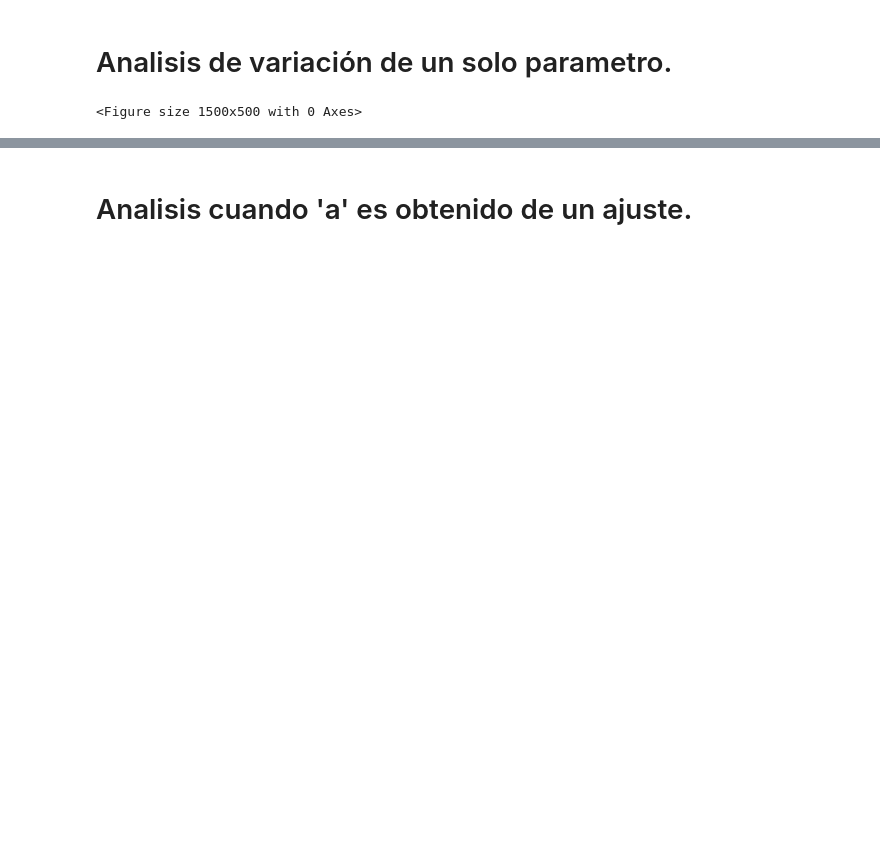
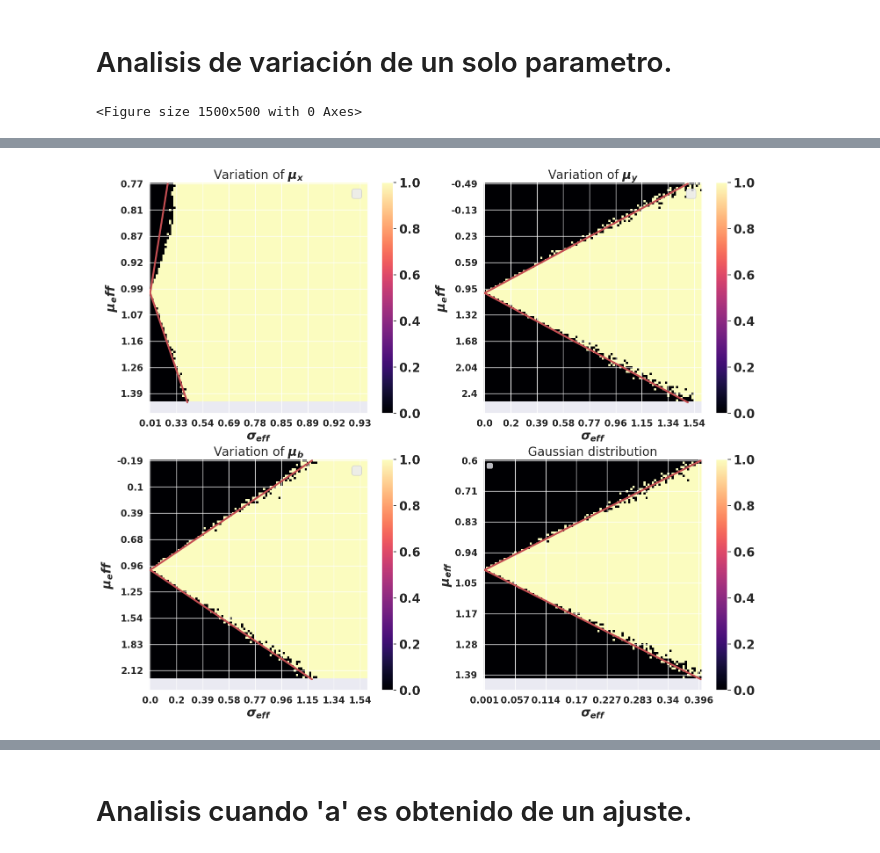
Before and after one commit to EstebanM-98/University_codes, a Jupyter notebook: TPA/Caso_base.ipynb, the cells around one changed output, grey strips where cells are left out. Cells and saved outputs as stored; diff of their text form; code cells hidden in the pictures; blank space fills up the shorter version.

```diff
--- a/TPA/Caso_base.ipynb
+++ b/TPA/Caso_base.ipynb
@@ -185,0 +152,77 @@ for  cont, l in enumerate(variar):
+# %%
+f=plt.figure(figsize=(18,15))
+v_real=['X','Y','B']
+new_et1=[np.sort((y_real[5]-b_real)/mu_x),np.sort((mu_y-b_real)/x_real[5]),np.sort((y_real[5]-mu_b)/x_real[5])]
+sigmaeff=[(er_r**2/mu_x**4*(y_real[5]-b_real)**2)**0.5,(er_r**2/x_real[5]**2)**0.5,(er_r**2/x_real[5]**2)**0.5]
+titles=['Variation of $\mu_x$','Variation of $\mu_y$','Variation of $\mu_b$']
+labelss=[r'$\frac{\mu^{real}_y-\mu^{real}_b}{\mu_x}$',r'$\frac{\mu_y-\mu^{real}_b}{\mu^{real}_x}$',r'$\frac{\mu^{real}_y-\mu_b}{\mu^{real}_x}$']
+for i,j in enumerate(names):
+
+    plt.subplot(2,2,i+1)
+    matplotlib.rc('xtick', labelsize=20)
+    matplotlib.rc('ytick', labelsize=20)
+    plt.imshow(resultados[i],cmap='magma')
+
+    index_max=[abs(sigmaeff[i][k]+a_real-max(new_et1[i])) for k in range(len(sigmaeff[i]))]
+    index_min=[abs(-sigmaeff[i][k]+a_real-min(new_et1[i])) for k in range(len(sigmaeff[i]))]
+
+
+    plt.plot([0,index_max.index(min(index_max))],[int(len(er_r)/2),int(len(er_r))],'r',[0,index_min.index(min(index_min))],[int(len(er_r)/2),0],'r',lw=3) # Arriba
+    #plt.plot([0,index_min.index(min(index_min))],[int(len(er_r)/2),0],'r',lw=3) # Abajo
+    #plt.plot([int(len(er_r)/2),60],[0,30])
+    plt.ylabel('$\mu_eff$',fontsize=20)
+    plt.xlabel('$\sigma_{eff}$' ,fontsize=20)
+    plt.legend(fontsize=20)
+    plt.colorbar()
+    plt.title(titles[i],fontsize=20)
+
+    errores=sigmaeff[i]
+    nx = errores.shape[0]
+    no_labels = 9 # how many labels to see on axis x
+    step_x = int(nx / (no_labels - 1)) # step between consecutive labels
+    x_positions = np.arange(0,nx,step_x) # pixel count at label position
+    x_labels = np.round(errores[::step_x],2) # labels you want to see
+    plt.xticks(x_positions, np.sort(x_labels),fontsize=15)
+
+    new_et=new_et1[i]
+    ny = new_et.shape[0]
+    no_labels = 9 # how many labels to see on axis x
+    step_y = int(ny / (no_labels - 1)) # step between consecutive labels
+    y_positions = np.arange(0,ny,step_y) # pixel count at label position
+    y_labels = np.round(new_et[::step_y],2) # labels you want to see
+    plt.yticks(y_positions, (y_labels),fontsize=15)
+
+
+
+
+plt.subplot(224)
+matplotlib.rc('xtick', labelsize=20)
+matplotlib.rc('ytick', labelsize=20)
+plt.imshow(mu2,cmap='magma')
+#plt.axhline(y=30, label='Real value',lw=5, c="r")
+index_max=[abs(er_r[k]+a_real-max(mu)) for k in range(len(er_r))]
+index_min=[abs(-er_r[k]+a_real-min(mu)) for k in range(len(er_r))]
+plt.plot([0,index_max.index(min(index_max))],[int(len(er_r)/2),int(len(er_r))],'r',[0,index_min.index(min(index_min))],[int(len(er_r)/2),0],'r',lw=3) # Arriba
+plt.ylabel('$\mu_{eff}$' ,fontsize=20)
+plt.xlabel('$\sigma_{eff}$',fontsize=20)
+plt.legend()
+plt.colorbar()
+plt.title('Gaussian distribution',fontsize=20)
+
+
+nx = er_r.shape[0]
+no_labels = 8 # how many labels to see on axis x
+step_x = int(nx / (no_labels - 1)) # step between consecutive labels
+x_positions = np.arange(0,nx,step_x) # pixel count at label position
+x_labels = np.round(er_r[::step_x],3) # labels you want to see
+plt.xticks(x_positions, np.sort(x_labels),fontsize=15)
+
+
+new_et=mu
+ny = new_et.shape[0]
+no_labels = 8 # how many labels to see on axis x
+step_y = int(ny / (no_labels - 1)) # step between consecutive labels
+y_positions = np.arange(0,ny,step_y) # pixel count at label position
+y_labels = np.round(new_et[::step_y],2) # labels you want to see
+plt.yticks(y_positions, (y_labels),fontsize=15)
+# %% [output]
@@ -185,0 +249 @@ for  cont, l in enumerate(variar):
+[figure, added]
```
Also changed, not shown: parts of 24 cells of this notebook, 14 other files.
